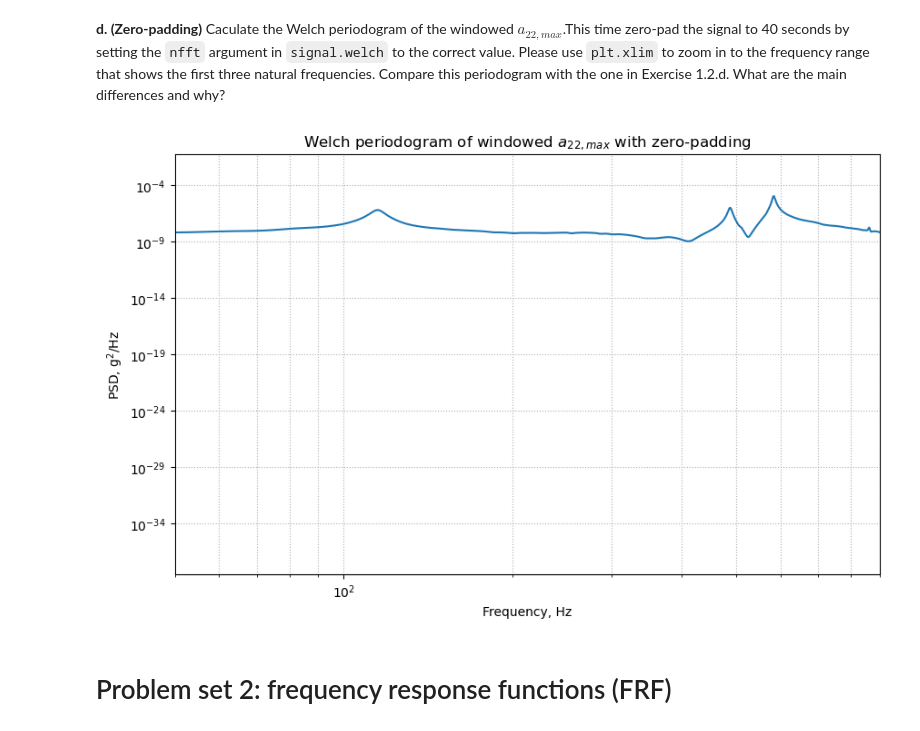
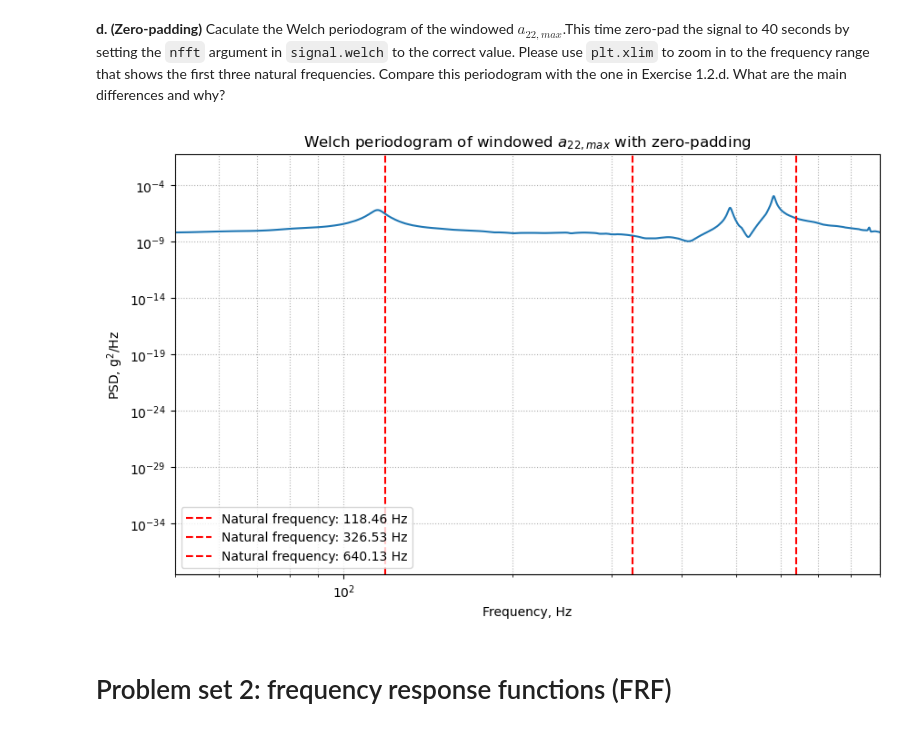
Before and after one commit to josems06-crypto/CIEM5110-U3-lab_assignment_2026, a Jupyter notebook: CIEM5110_U3_lab_assignment_template_for_report_2026.ipynb, the cells around one changed output. Cells and saved outputs as stored; diff of their text form; code cells hidden in the pictures.

```diff
--- a/CIEM5110_U3_lab_assignment_template_for_report_2026.ipynb
+++ b/CIEM5110_U3_lab_assignment_template_for_report_2026.ipynb
@@ -390,29 +390,35 @@ plt.show()
 # %%
 N_fft = 40 * sf                  # zero-pad to 40 seconds
 N_overlap = 0                    # no overlap
 N_window = len(acc_max_windowed) # window length = signal length
 
 # Calculate the Welch estimate using a rectangular window
 fxx, pxx = signal.welch(
     acc_max_windowed,
     sf,
     window='boxcar',
     nperseg=N_window,
     noverlap=N_overlap,
     nfft=N_fft
 )
 
 # Plot
 plt.figure(figsize=(10, 6))
 plt.loglog(fxx, pxx)
 plt.xlim(50, 900)   # adjust if needed for your first 3 natural frequencies
 plt.xlabel('Frequency, Hz')
 plt.ylabel('PSD, g$^2$/Hz')
 plt.title(r'Welch periodogram of windowed $a_{22,max}$ with zero-padding')
+
+# inlcude 3 natural frequencies in the plot
+for f in f_n:
+    plt.axvline(f, color='r', linestyle='--', label=f'Natural frequency: {f:.2f} Hz')
+
 plt.grid(True, which='both', ls=':')
+plt.legend()
 plt.show()
 # %% [output]
-[figure, old version]
+[figure, new version]
 # %% [markdown]
 # Problem set 2: frequency response functions (FRF)
 # %% [markdown]
```
Also changed, not shown: 1 other file.
